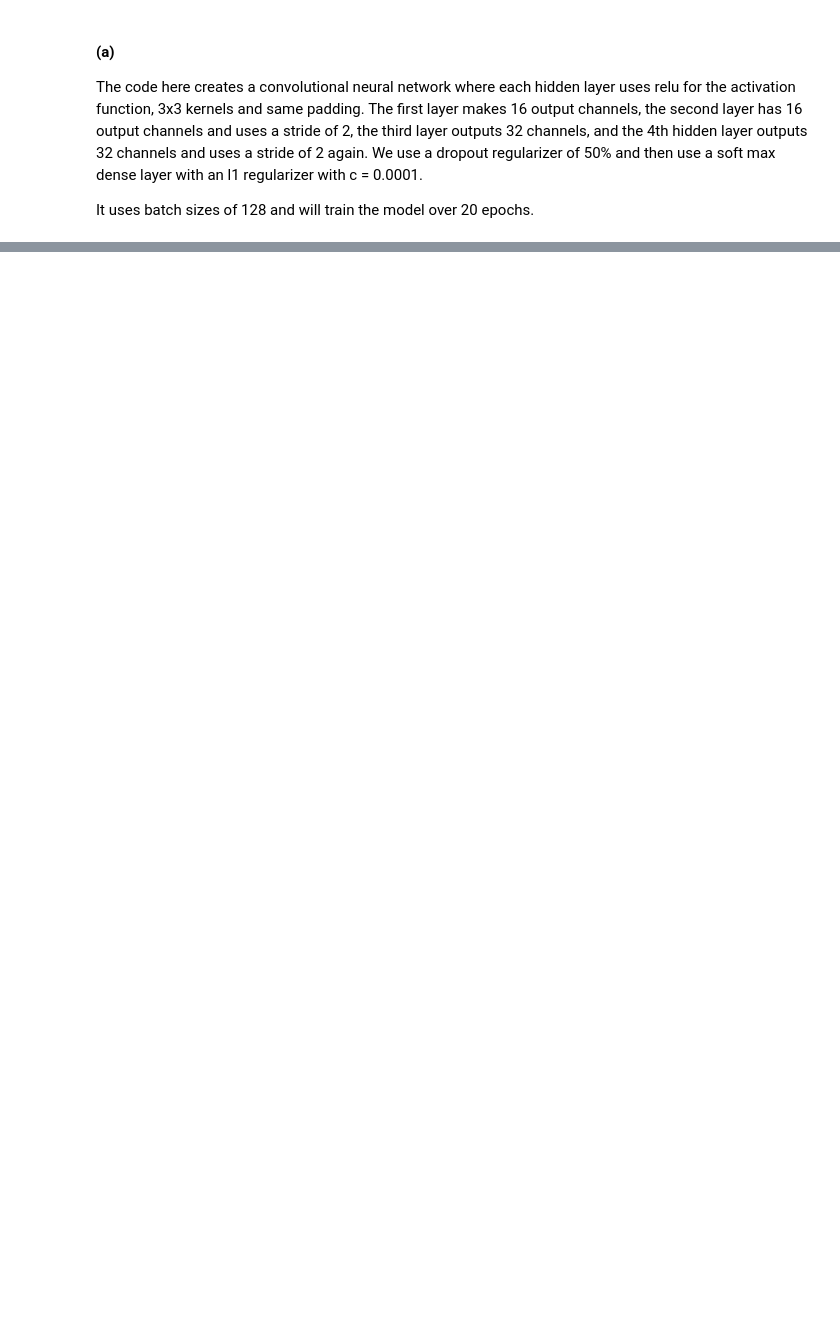
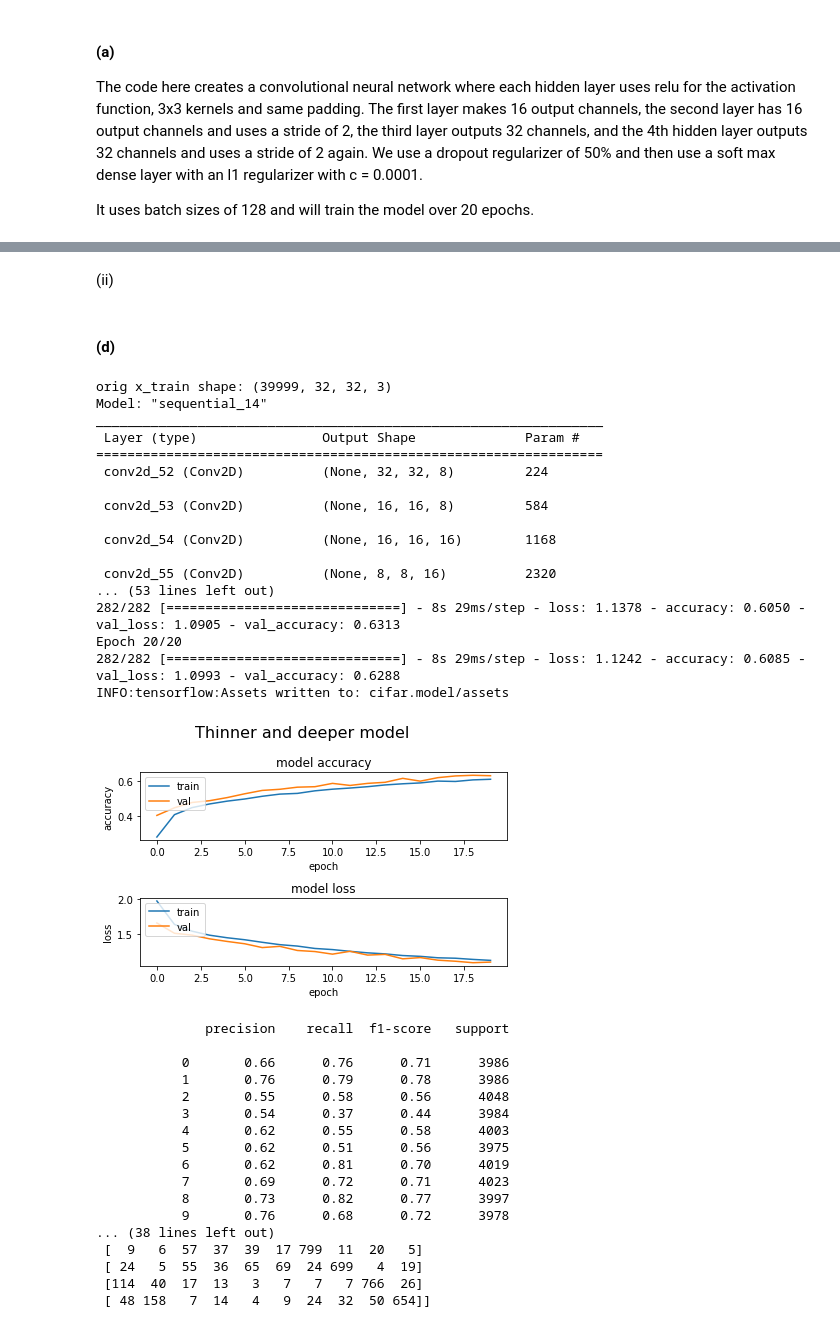
Before and after one commit to BrendanJobus/school, a Jupyter notebook: 4thYear/MachineLearning/Assignment4/note.ipynb, the cells around one changed output, grey strips where cells are left out. Drawn from its saved outputs; the diff is of its cells as text; code cells hidden in the pictures; blank space fills up the shorter version.

```diff
--- a/4thYear/MachineLearning/Assignment4/note.ipynb
+++ b/4thYear/MachineLearning/Assignment4/note.ipynb
@@ -185,0 +515,42 @@ print(confusion_matrix(y_test1,y_pred))
+# %% [markdown]
+(ii)
+# %% [markdown]
+#### (d)
+# %%
+runModel(deeper=True, n=40000, title=f'Thinner and deeper model')
+# %% [output]
+orig x_train shape: (39999, 32, 32, 3)
+Model: "sequential_14"
+_________________________________________________________________
+ Layer (type)                Output Shape              Param #
+=================================================================
+ conv2d_52 (Conv2D)          (None, 32, 32, 8)         224
+
+ conv2d_53 (Conv2D)          (None, 16, 16, 8)         584
+
+ conv2d_54 (Conv2D)          (None, 16, 16, 16)        1168
+
+ conv2d_55 (Conv2D)          (None, 8, 8, 16)          2320
+... (53 lines left out)
+282/282 [==============================] - 8s 29ms/step - loss: 1.1378 - accuracy: 0.6050 - val_loss: 1.0905 - val_accuracy: 0.6313
+Epoch 20/20
+282/282 [==============================] - 8s 29ms/step - loss: 1.1242 - accuracy: 0.6085 - val_loss: 1.0993 - val_accuracy: 0.6288
+INFO:tensorflow:Assets written to: cifar.model/assets
+[figure, added]
+              precision    recall  f1-score   support
+
+           0       0.66      0.76      0.71      3986
+           1       0.76      0.79      0.78      3986
+           2       0.55      0.58      0.56      4048
+           3       0.54      0.37      0.44      3984
+           4       0.62      0.55      0.58      4003
+           5       0.62      0.51      0.56      3975
+           6       0.62      0.81      0.70      4019
+           7       0.69      0.72      0.71      4023
+           8       0.73      0.82      0.77      3997
+           9       0.76      0.68      0.72      3978
+... (38 lines left out)
+ [  9   6  57  37  39  17 799  11  20   5]
+ [ 24   5  55  36  65  69  24 699   4  19]
+ [114  40  17  13   3   7   7   7 766  26]
+ [ 48 158   7  14   4   9  24  32  50 654]]
```
Also changed, not shown: parts of 14 cells of this notebook, 1 other file.
